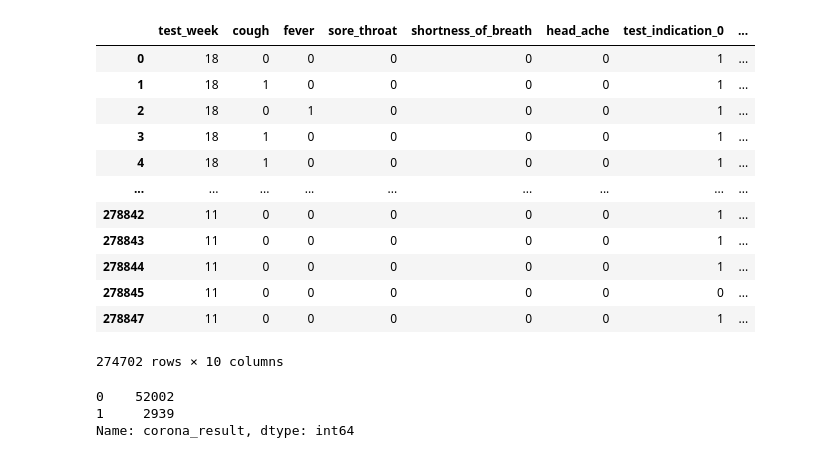
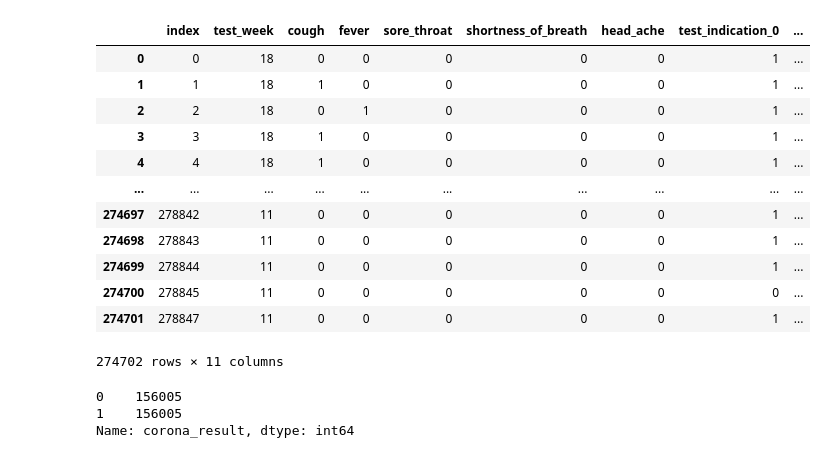
Before and after one commit to NirLalum/corona-diagnosis, a Jupyter notebook: xgboost.ipynb, the cells around one changed output. Drawn from its saved outputs; the diff is of its cells as text; code cells hidden in the pictures.

```diff
--- a/xgboost.ipynb
+++ b/xgboost.ipynb
@@ -33,25 +33,26 @@ plt.rcParams['axes.grid'] = True
 plt.rcParams['font.size'] = 10
 # %%
 dataset = pd.read_pickle('data_for_tree.pkl')
-dataset = pd.get_dummies(dataset, columns=['test_indication'])
-columns_names = [column for column in dataset.columns]
+dataset = dataset.reset_index()
+dataset_hot_encoded = pd.get_dummies(dataset, columns=['test_indication'])
+columns_names = [column for column in dataset_hot_encoded.columns]
 columns_names.remove('corona_result')
 columns_names.append('corona_result')
 
-dataset = dataset.reindex(columns=columns_names)
-dataset
+dataset_hot_encoded = dataset_hot_encoded.reindex(columns=columns_names)
+dataset_hot_encoded
 # %% [output]
-|  | test_week | cough | fever | sore_throat | shortness_of_breath | head_ache | test_indication_0 | ... |
-| 0 | 18 | 0 | 0 | 0 | 0 | 0 | 1 | ... |
-| 1 | 18 | 1 | 0 | 0 | 0 | 0 | 1 | ... |
-| 2 | 18 | 0 | 1 | 0 | 0 | 0 | 1 | ... |
-| 3 | 18 | 1 | 0 | 0 | 0 | 0 | 1 | ... |
-| 4 | 18 | 1 | 0 | 0 | 0 | 0 | 1 | ... |
-| ... | ... | ... | ... | ... | ... | ... | ... | ... |
-| 278842 | 11 | 0 | 0 | 0 | 0 | 0 | 1 | ... |
-| 278843 | 11 | 0 | 0 | 0 | 0 | 0 | 1 | ... |
-| 278844 | 11 | 0 | 0 | 0 | 0 | 0 | 1 | ... |
-| 278845 | 11 | 0 | 0 | 0 | 0 | 0 | 0 | ... |
-| 278847 | 11 | 0 | 0 | 0 | 0 | 0 | 1 | ... |
+|  | index | test_week | cough | fever | sore_throat | shortness_of_breath | head_ache | test_indication_0 | ... |
+| 0 | 0 | 18 | 0 | 0 | 0 | 0 | 0 | 1 | ... |
+| 1 | 1 | 18 | 1 | 0 | 0 | 0 | 0 | 1 | ... |
+| 2 | 2 | 18 | 0 | 1 | 0 | 0 | 0 | 1 | ... |
+| 3 | 3 | 18 | 1 | 0 | 0 | 0 | 0 | 1 | ... |
+| 4 | 4 | 18 | 1 | 0 | 0 | 0 | 0 | 1 | ... |
+| ... | ... | ... | ... | ... | ... | ... | ... | ... | ... |
+| 274697 | 278842 | 11 | 0 | 0 | 0 | 0 | 0 | 1 | ... |
+| 274698 | 278843 | 11 | 0 | 0 | 0 | 0 | 0 | 1 | ... |
+| 274699 | 278844 | 11 | 0 | 0 | 0 | 0 | 0 | 1 | ... |
+| 274700 | 278845 | 11 | 0 | 0 | 0 | 0 | 0 | 0 | ... |
+| 274701 | 278847 | 11 | 0 | 0 | 0 | 0 | 0 | 1 | ... |
-274702 rows × 10 columns
+274702 rows × 11 columns
 # %%
@@ -60,10 +62,10 @@ X_train, y_train = mh.up_down_sampling(X_train_raw, y_train_raw, ratio=1, up=Tru
 data_test = pd.concat([X_test, y_test], axis=1)
 X_test, y_test, X_val, y_val = mh.data_split(data_test ,n_splits=1, test_size=0.5, train_size=0.5)
 # %%
-y_val.value_counts()
+y_train.value_counts()
 # %% [output]
-0    52002
-1     2939
+0    156005
+1    156005
 Name: corona_result, dtype: int64
 # %%
 clf_xgb = xgb.XGBClassifier(objective='binary:logistic', eta=0.1, max_depth=6, reg_lambda=100)
```
Also changed, not shown: parts of 17 cells of this notebook, 3 other files.
